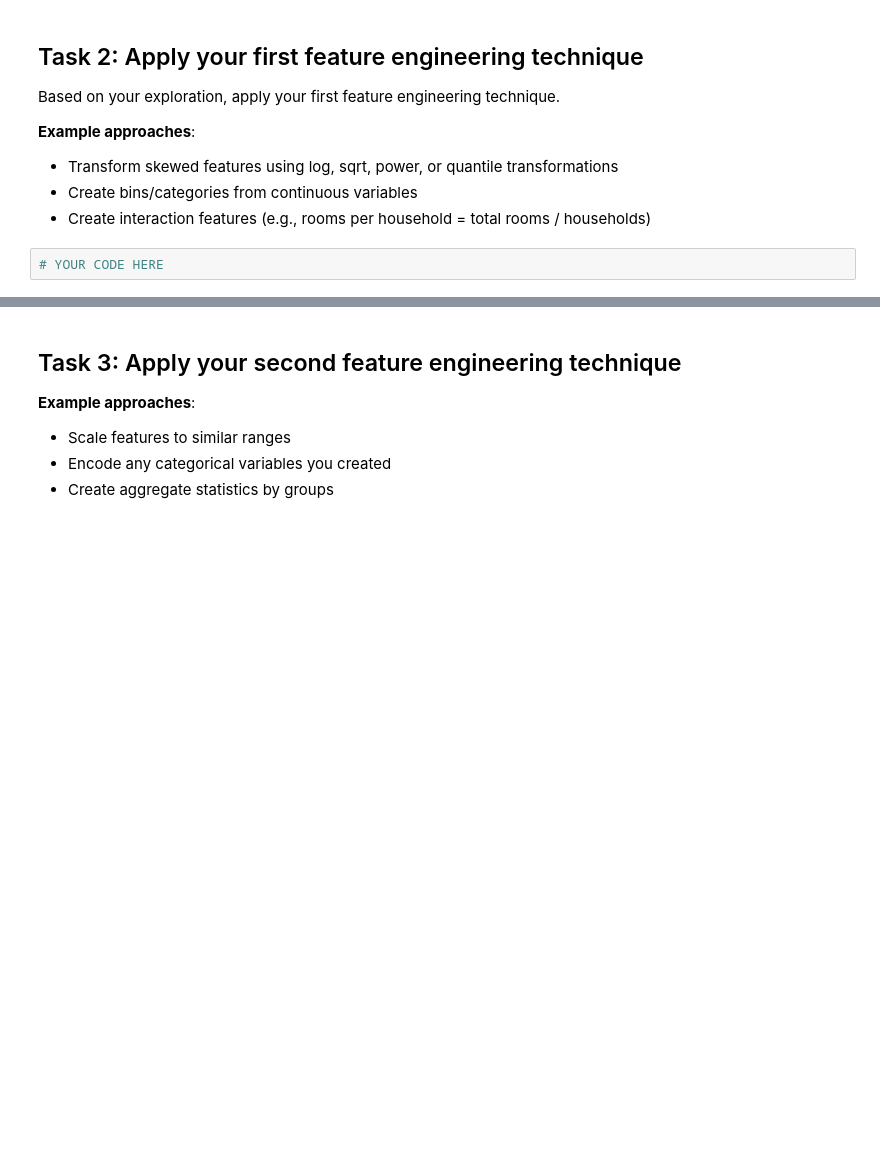
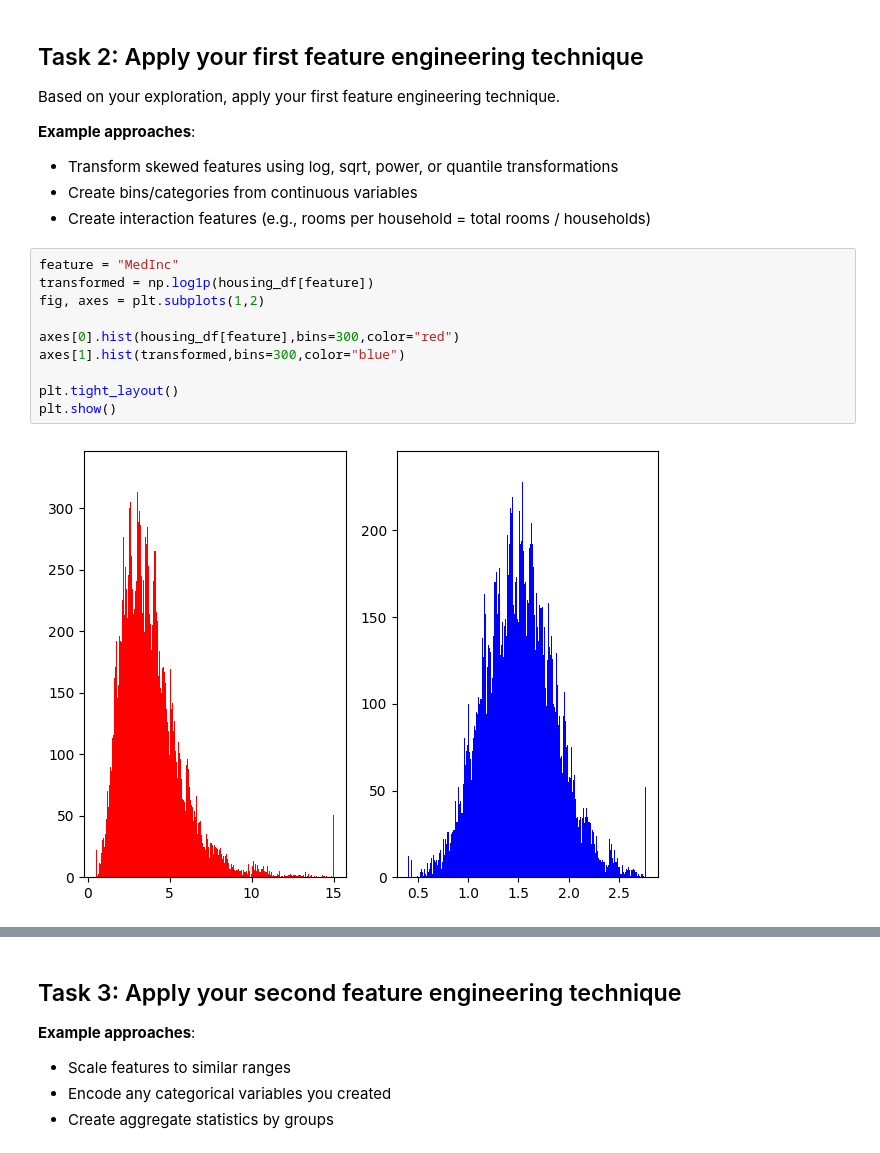
Before and after one commit to kebo0267/AI_ML_Classwork, a Jupyter notebook: Activity/Lesson_16_activity.ipynb, the cells around one changed output, grey strips where cells are left out. Drawn from its saved outputs; the diff is of its cells as text; blank space fills up the shorter version.

```diff
--- a/Activity/Lesson_16_activity.ipynb
+++ b/Activity/Lesson_16_activity.ipynb
@@ -52,5 +90,15 @@ Based on your exploration, apply your first feature engineering technique.
 - Transform skewed features using log, sqrt, power, or quantile transformations
 - Create bins/categories from continuous variables
 - Create interaction features (e.g., rooms per household = total rooms / households)
-# %%
-# YOUR CODE HERE
+# %%
+feature = "MedInc"
+transformed = np.log1p(housing_df[feature])
+fig, axes = plt.subplots(1,2)
+
+axes[0].hist(housing_df[feature],bins=300,color="red")
+axes[1].hist(transformed,bins=300,color="blue")
+
+plt.tight_layout()
+plt.show()
+# %% [output]
+[figure, added]
```
Also changed, not shown: parts of 8 cells of this notebook.
